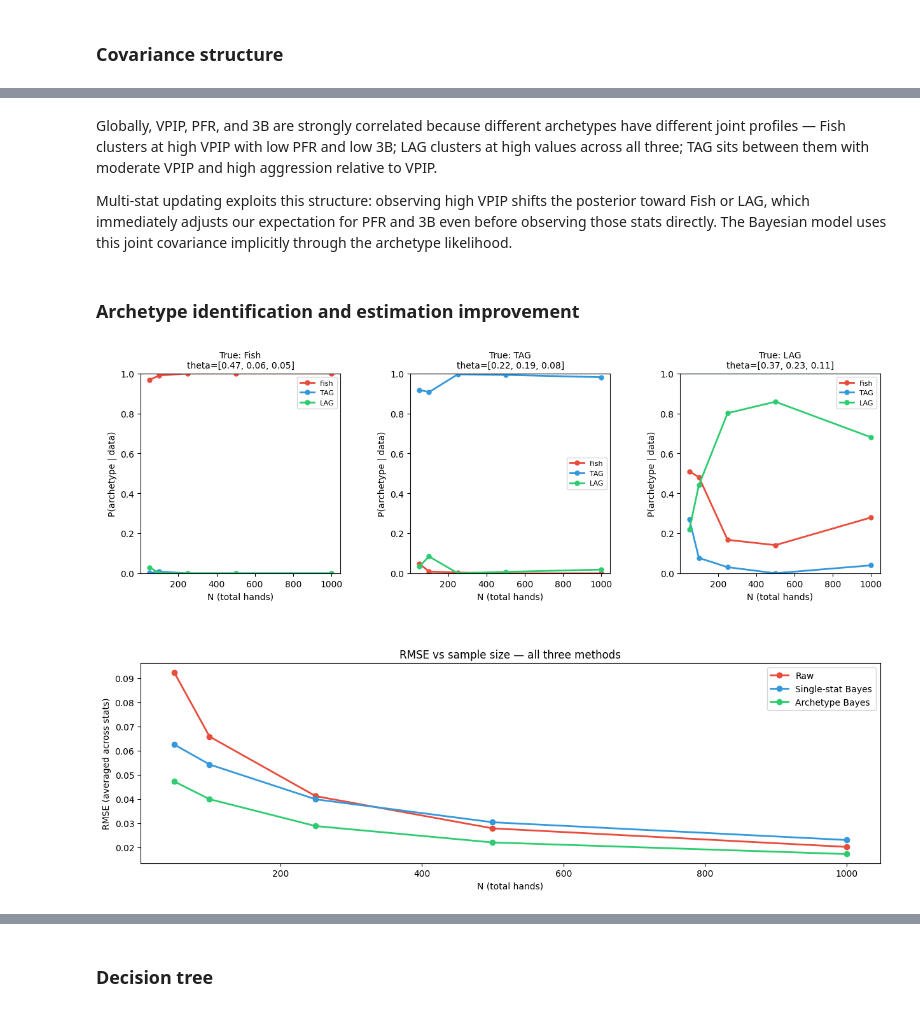
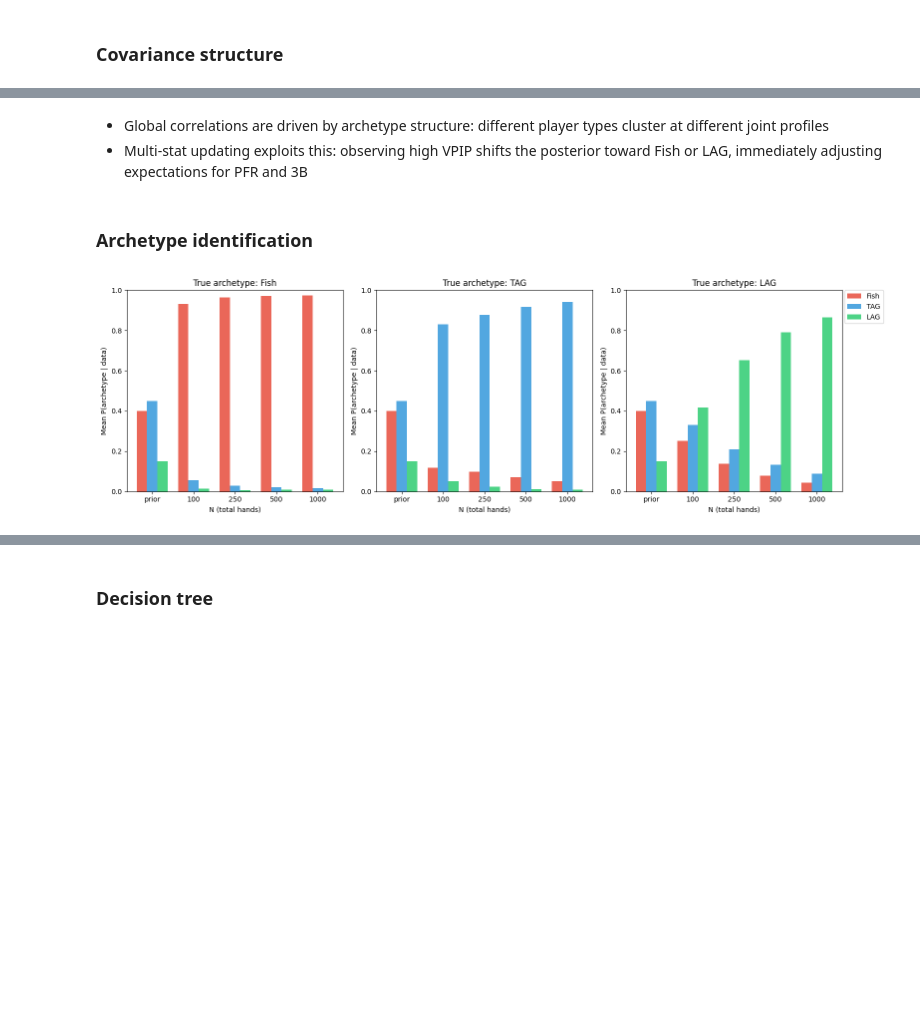
Before and after one commit to jasonzhixinglu/bayesian-hud, a Jupyter notebook: notebooks/bayesian_hud_executed.ipynb, the cells around one changed output, grey strips where cells are left out. Cells and saved outputs as stored; diff of their text form; code cells hidden in the pictures; blank space fills up the shorter version.

```diff
--- a/notebooks/bayesian_hud_executed.ipynb
+++ b/notebooks/bayesian_hud_executed.ipynb
@@ -133,12 +143,11 @@ plt.show()
 # %% [markdown]
-Globally, VPIP, PFR, and 3B are strongly correlated because different archetypes have different joint profiles — Fish clusters at high VPIP with low PFR and low 3B; LAG clusters at high values across all three; TAG sits between them with moderate VPIP and high aggression relative to VPIP.
-
-Multi-stat updating exploits this structure: observing high VPIP shifts the posterior toward Fish or LAG, which immediately adjusts our expectation for PFR and 3B even before observing those stats directly. The Bayesian model uses this joint covariance implicitly through the archetype likelihood.
+- Global correlations are driven by archetype structure: different player types cluster at different joint profiles
+- Multi-stat updating exploits this: observing high VPIP shifts the posterior toward Fish or LAG, immediately adjusting expectations for PFR and 3B
 # %% [markdown]
-### Archetype identification and estimation improvement
+### Archetype identification
 # %%
-fig = plot_archetype_convergence()
+fig = plot_archetype_posteriors_bar()
 plt.show()
 # %% [output]
-[figure, old version]
+[figure, new version]
 # %% [markdown]
```
Also changed, not shown: parts of 31 cells of this notebook.
